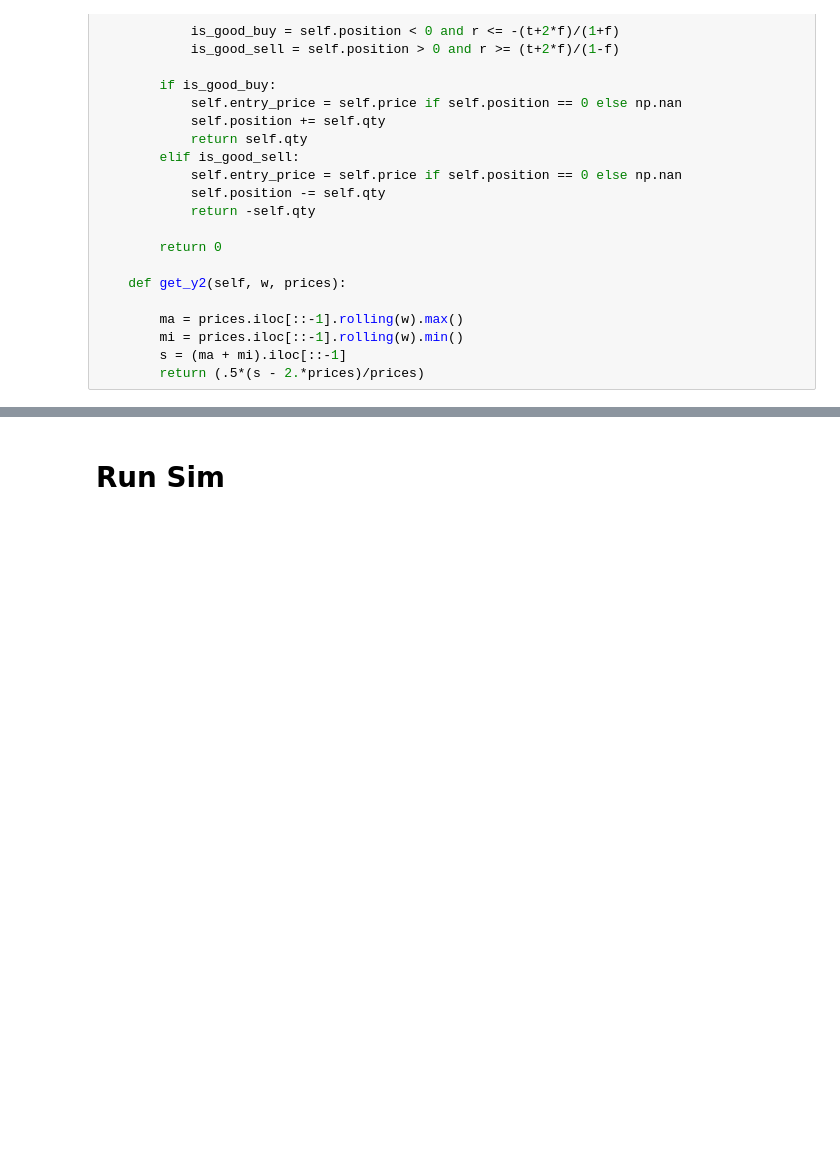
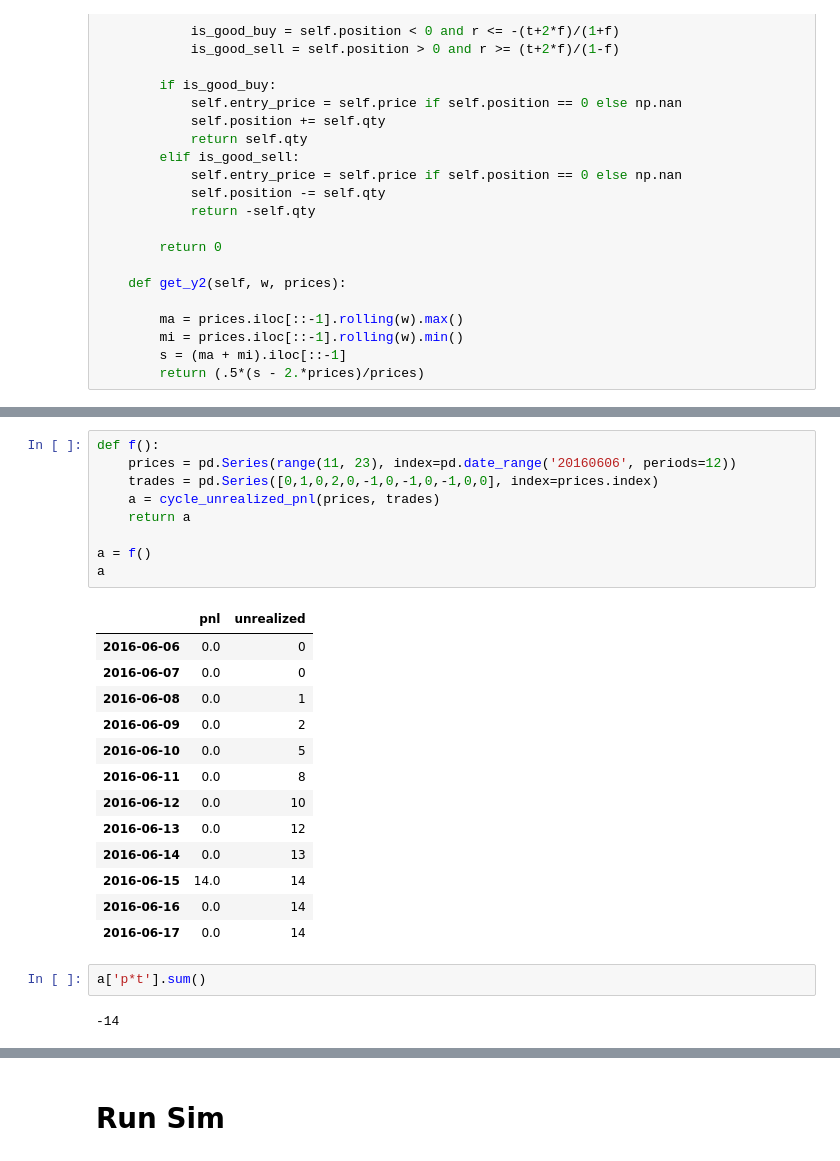
Before and after one commit to felipemontefuscolo/bitme, a Jupyter notebook: OhlcSim.ipynb, the cells around one changed output, grey strips where cells are left out. Drawn from its saved outputs; the diff is of its cells as text; blank space fills up the shorter version.

```diff
--- a/OhlcSim.ipynb
+++ b/OhlcSim.ipynb
@@ -294,0 +482,27 @@ test_account()
+# %%
+def f():
+    prices = pd.Series(range(11, 23), index=pd.date_range('20160606', periods=12))
+    trades = pd.Series([0,1,0,2,0,-1,0,-1,0,-1,0,0], index=prices.index)
+    a = cycle_unrealized_pnl(prices, trades)
+    return a
+
+a = f()
+a
+# %% [output]
+|  | pnl | unrealized |
+| 2016-06-06 | 0.0 | 0 |
+| 2016-06-07 | 0.0 | 0 |
+| 2016-06-08 | 0.0 | 1 |
+| 2016-06-09 | 0.0 | 2 |
+| 2016-06-10 | 0.0 | 5 |
+| 2016-06-11 | 0.0 | 8 |
+| 2016-06-12 | 0.0 | 10 |
+| 2016-06-13 | 0.0 | 12 |
+| 2016-06-14 | 0.0 | 13 |
+| 2016-06-15 | 14.0 | 14 |
+| 2016-06-16 | 0.0 | 14 |
+| 2016-06-17 | 0.0 | 14 |
+# %%
+a['p*t'].sum()
+# %% [output]
+-14
```
Also changed, not shown: parts of 51 cells of this notebook.
